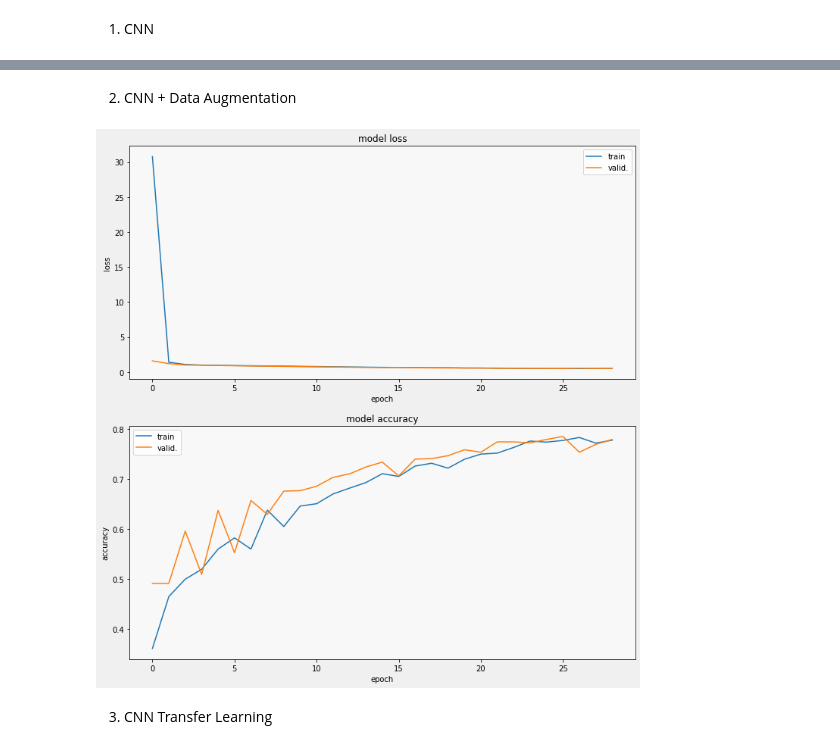
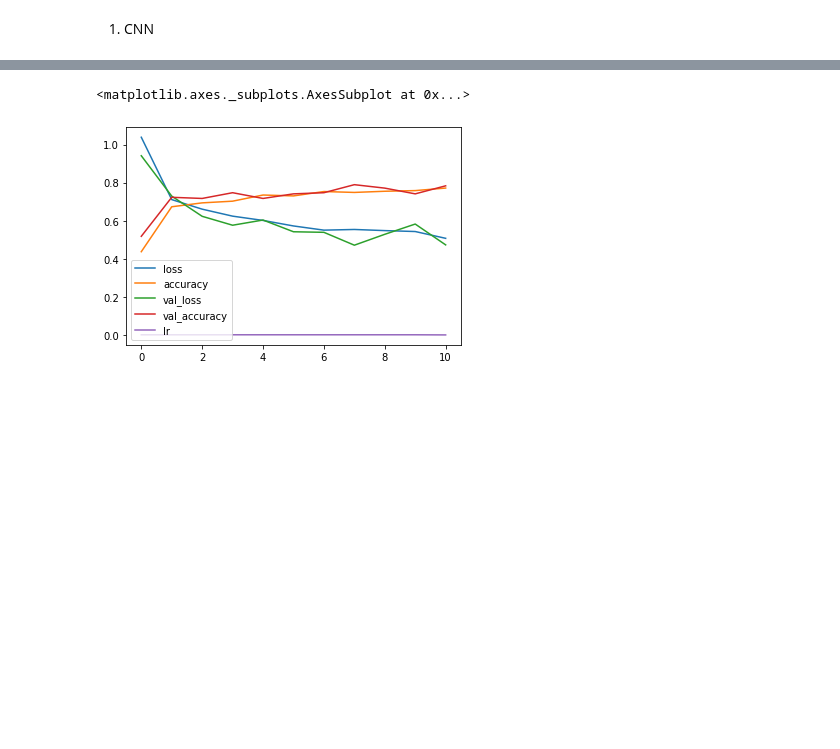
Before and after one commit to d-portugal/chest_x_ray, a Jupyter notebook: chest_xray_APA.ipynb, the cells around one changed output, grey strips where cells are left out. Cells and saved outputs as stored; diff of their text form; code cells hidden in the pictures; blank space fills up the shorter version.

```diff
--- a/chest_xray_APA.ipynb
+++ b/chest_xray_APA.ipynb
@@ -216,0 +204,9 @@ tf.get_logger().setLevel('ERROR') #Suprimir warnings to Tensorflow devido ao loo
+# %%
+early = EarlyStopping(monitor='val_loss', mode='min', patience=3)
+learning_rate_reduction = ReduceLROnPlateau(monitor='val_loss', patience = 2, verbose=1,factor=0.3, min_lr=0.000001)
+callbacks_list = [ early, learning_rate_reduction]
+# %%
+from sklearn.utils.class_weight import compute_class_weight
+weights = compute_class_weight('balanced', classes = np.unique(ds_train.classes), y = ds_train.classes)
+cw = dict(zip( np.unique(ds_train.classes), weights))
+print(cw)
@@ -219,10 +224,11 @@ tf.get_logger().setLevel('ERROR') #Suprimir warnings to Tensorflow devido ao loo
 # %%
 history = model.fit(
     ds_train,
-    validation_data = ds_test,
+    validation_data = ds_valid,
     epochs = 50,
     verbose = 1,
-    callbacks = EarlyStopping(monitor='val_loss', mode='min', patience=3)
+    class_weight=cw,
+    callbacks=callbacks_list
 )
 # %% [output]
 Epoch 1/50
@@ -322,19 +258,0 @@ display_training_curves(
-# %% [markdown]
-2.   CNN + Data Augmentation
-# %%
-display_training_curves(
-    history_aug.history['loss'],
-    history_aug.history['val_loss'],
-    'loss',
-    211,
-)
-display_training_curves(
-    history_aug.history['accuracy'],
-    history_aug.history['val_accuracy'],
-    'accuracy',
-    212,
-)
-# %% [output]
-[figure, removed]
-# %% [markdown]
-3.   CNN Transfer Learning
@@ -353,0 +259,5 @@ display_training_curves(
+# %%
+pd.DataFrame(model.history.history).plot()
+# %% [output]
+<matplotlib.axes._subplots.AxesSubplot at 0x...>
+[figure, added]
```
Also changed, not shown: parts of 43 cells of this notebook.
